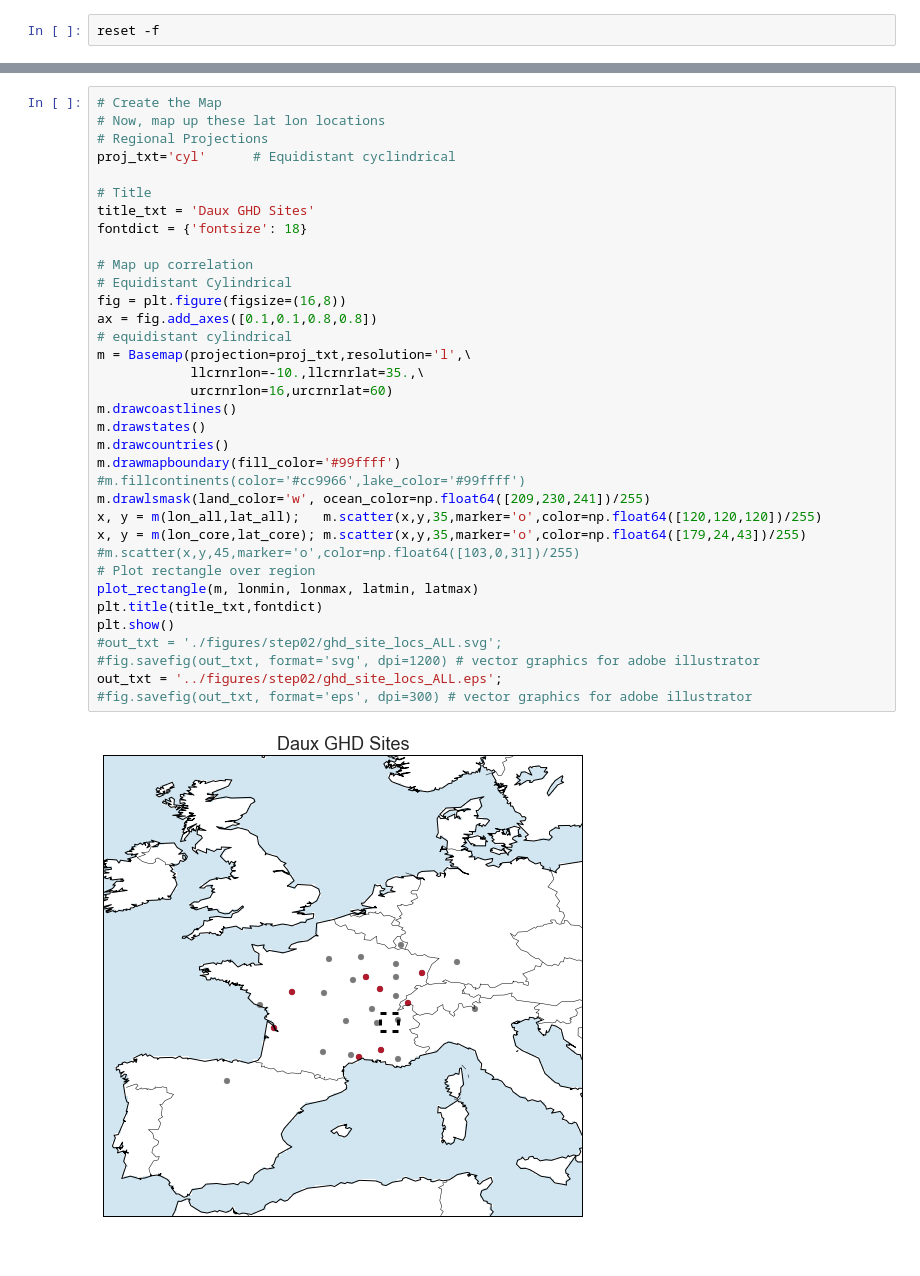
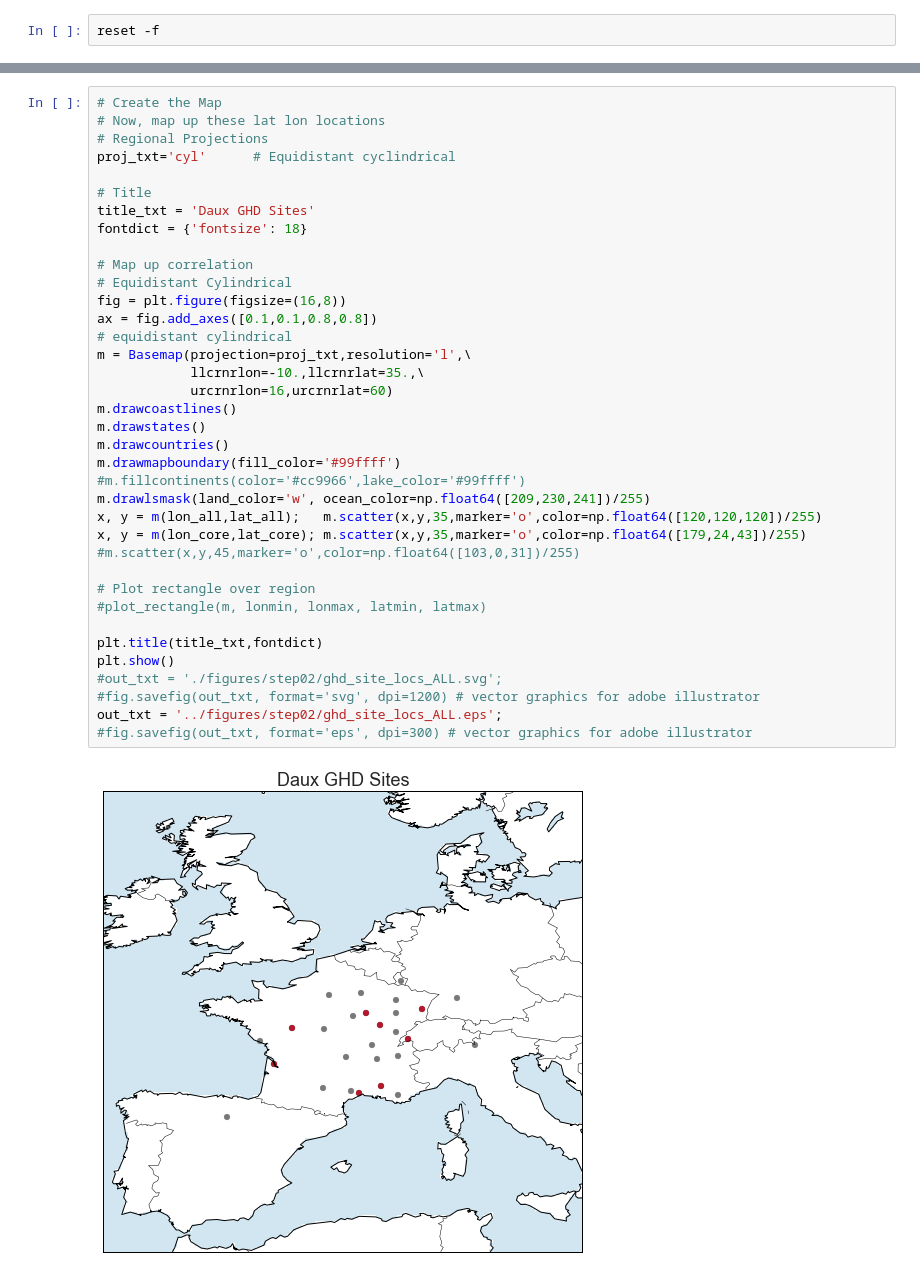
Before and after one commit to bcook/WINELIZZIE, a Jupyter notebook: code/step02_mapsites.ipynb, the cells around one changed output, grey strips where cells are left out. Saved outputs shown, nothing was run; the diff lists cells and outputs as text.

```diff
--- a/code/step02_mapsites.ipynb
+++ b/code/step02_mapsites.ipynb
@@ -53,32 +64,34 @@ proj_txt='cyl'      # Equidistant cyclindrical
 
 # Title
 title_txt = 'Daux GHD Sites'
 fontdict = {'fontsize': 18}
 
 # Map up correlation
 # Equidistant Cylindrical
 fig = plt.figure(figsize=(16,8))
 ax = fig.add_axes([0.1,0.1,0.8,0.8])
 # equidistant cylindrical
 m = Basemap(projection=proj_txt,resolution='l',\
             llcrnrlon=-10.,llcrnrlat=35.,\
             urcrnrlon=16,urcrnrlat=60)
 m.drawcoastlines()
 m.drawstates()
 m.drawcountries()
 m.drawmapboundary(fill_color='#99ffff')
 #m.fillcontinents(color='#cc9966',lake_color='#99ffff')
 m.drawlsmask(land_color='w', ocean_color=np.float64([209,230,241])/255)
 x, y = m(lon_all,lat_all);   m.scatter(x,y,35,marker='o',color=np.float64([120,120,120])/255)
 x, y = m(lon_core,lat_core); m.scatter(x,y,35,marker='o',color=np.float64([179,24,43])/255)
 #m.scatter(x,y,45,marker='o',color=np.float64([103,0,31])/255)
+
 # Plot rectangle over region
-plot_rectangle(m, lonmin, lonmax, latmin, latmax)
+#plot_rectangle(m, lonmin, lonmax, latmin, latmax)
+
 plt.title(title_txt,fontdict)
 plt.show()
 #out_txt = './figures/step02/ghd_site_locs_ALL.svg';
 #fig.savefig(out_txt, format='svg', dpi=1200) # vector graphics for adobe illustrator
 out_txt = '../figures/step02/ghd_site_locs_ALL.eps';
 #fig.savefig(out_txt, format='eps', dpi=300) # vector graphics for adobe illustrator
 # %% [output]
-[figure, old version]
+[figure, new version]
```
Also changed, not shown: parts of 2 cells of this notebook, 12 other files.
